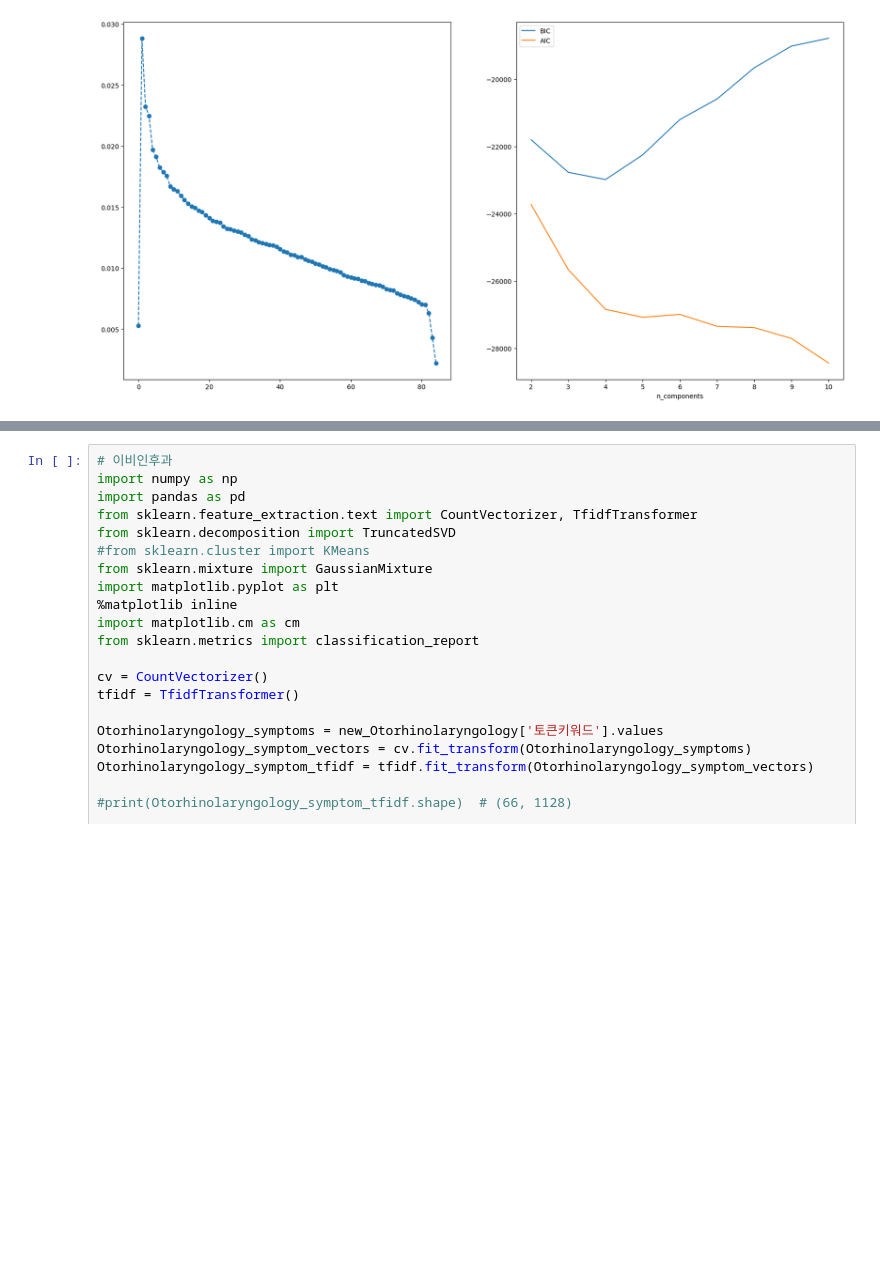
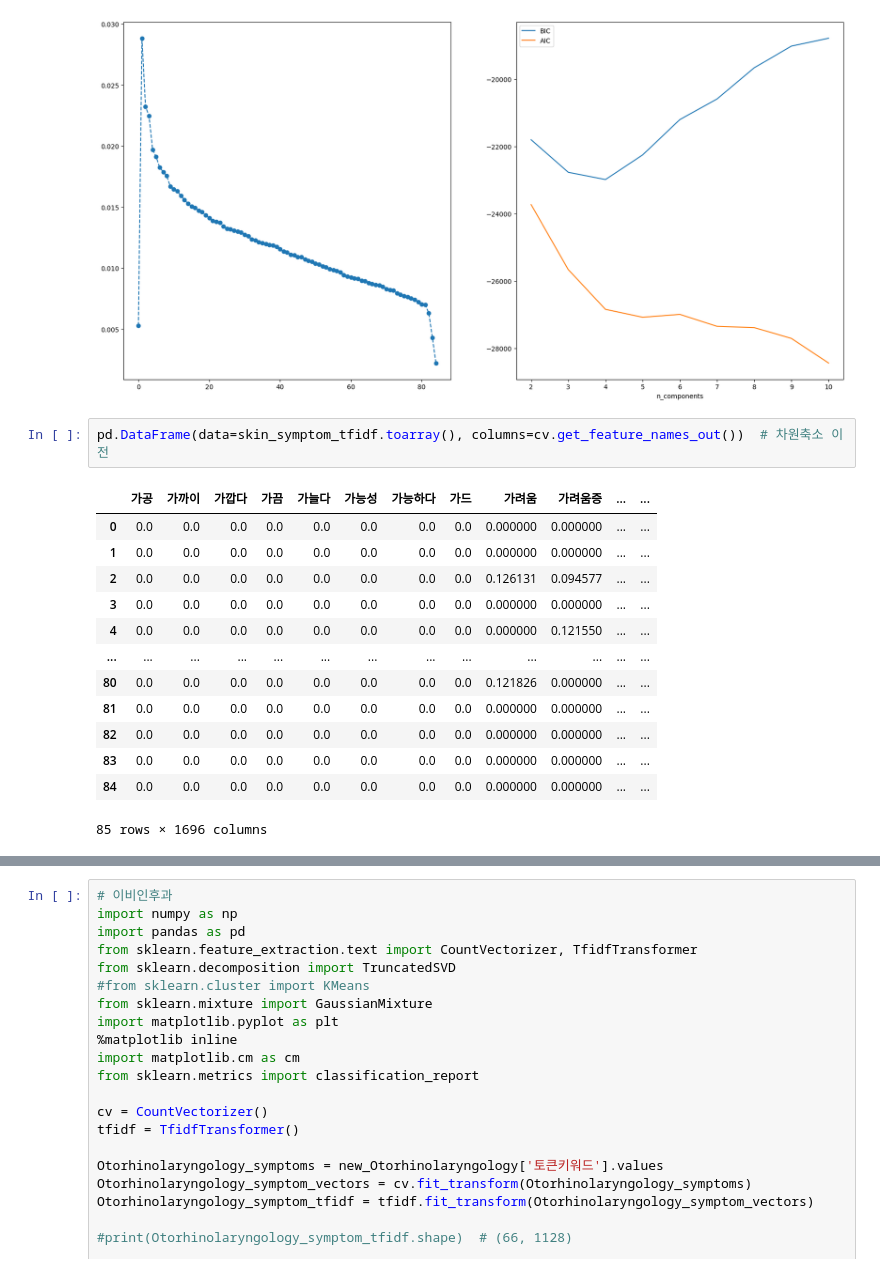
Before and after one commit to JeongUk831/final_project, a Jupyter notebook: sample3.ipynb, the cells around one changed output, grey strips where cells are left out. Saved outputs shown, nothing was run; the diff lists cells and outputs as text; blank space fills up the shorter version.

```diff
--- a/sample3.ipynb
+++ b/sample3.ipynb
@@ -319,3 +351,19 @@ See the caveats in the documentation: https://pandas.pydata.org/pandas-docs/stab
 0    10
 Name: count, dtype: int64
 [figure]
+# %%
+pd.DataFrame(data=skin_symptom_tfidf.toarray(), columns=cv.get_feature_names_out())  # 차원축소 이전
+# %% [output]
+|  | 가공 | 가까이 | 가깝다 | 가끔 | 가늘다 | 가능성 | 가능하다 | 가드 | 가려움 | 가려움증 | ... | ... |
+| 0 | 0.0 | 0.0 | 0.0 | 0.0 | 0.0 | 0.0 | 0.0 | 0.0 | 0.000000 | 0.000000 | ... | ... |
+| 1 | 0.0 | 0.0 | 0.0 | 0.0 | 0.0 | 0.0 | 0.0 | 0.0 | 0.000000 | 0.000000 | ... | ... |
+| 2 | 0.0 | 0.0 | 0.0 | 0.0 | 0.0 | 0.0 | 0.0 | 0.0 | 0.126131 | 0.094577 | ... | ... |
+| 3 | 0.0 | 0.0 | 0.0 | 0.0 | 0.0 | 0.0 | 0.0 | 0.0 | 0.000000 | 0.000000 | ... | ... |
+| 4 | 0.0 | 0.0 | 0.0 | 0.0 | 0.0 | 0.0 | 0.0 | 0.0 | 0.000000 | 0.121550 | ... | ... |
+| ... | ... | ... | ... | ... | ... | ... | ... | ... | ... | ... | ... | ... |
+| 80 | 0.0 | 0.0 | 0.0 | 0.0 | 0.0 | 0.0 | 0.0 | 0.0 | 0.121826 | 0.000000 | ... | ... |
+| 81 | 0.0 | 0.0 | 0.0 | 0.0 | 0.0 | 0.0 | 0.0 | 0.0 | 0.000000 | 0.000000 | ... | ... |
+| 82 | 0.0 | 0.0 | 0.0 | 0.0 | 0.0 | 0.0 | 0.0 | 0.0 | 0.000000 | 0.000000 | ... | ... |
+| 83 | 0.0 | 0.0 | 0.0 | 0.0 | 0.0 | 0.0 | 0.0 | 0.0 | 0.000000 | 0.000000 | ... | ... |
+| 84 | 0.0 | 0.0 | 0.0 | 0.0 | 0.0 | 0.0 | 0.0 | 0.0 | 0.000000 | 0.000000 | ... | ... |
+85 rows × 1696 columns
```
Also changed, not shown: parts of 15 cells of this notebook, 9 other files.
